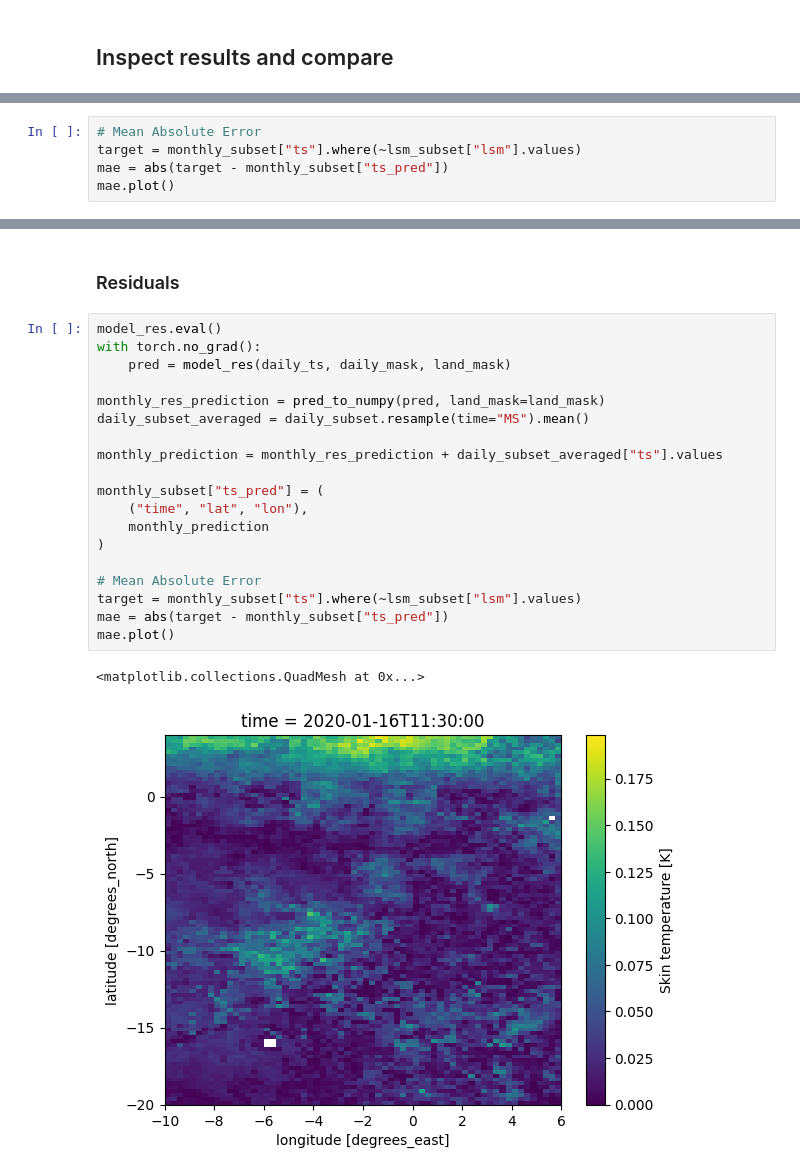
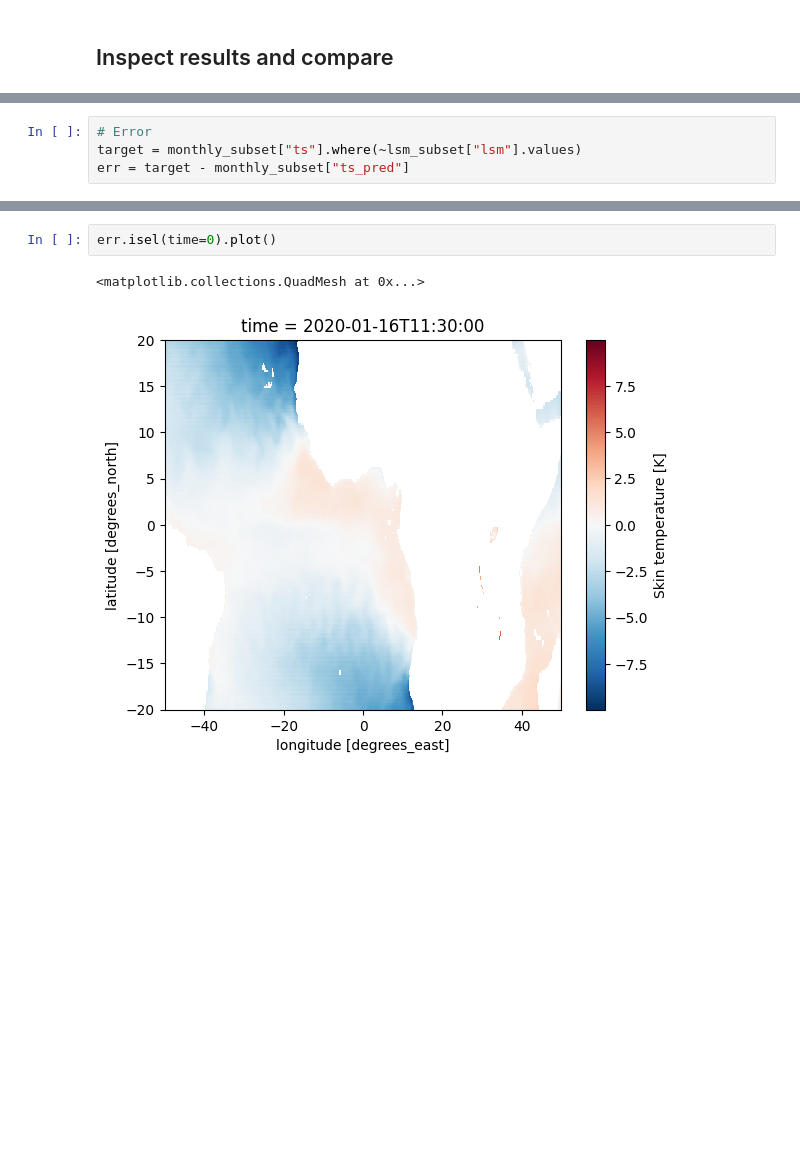
Before and after one commit to ESMValGroup/ClimaNet, a Jupyter notebook: notebooks/example.ipynb, the cells around one changed output, grey strips where cells are left out. Cells and saved outputs as stored; diff of their text form; blank space fills up the shorter version.

```diff
--- a/notebooks/example.ipynb
+++ b/notebooks/example.ipynb
@@ -126,5 +182,4 @@ monthly_subset["ts"].where(~lsm_subset["lsm"].values).plot()
 # %%
-# Mean Absolute Error
+# Error
 target = monthly_subset["ts"].where(~lsm_subset["lsm"].values)
-mae = abs(target - monthly_subset["ts_pred"])
-mae.plot()
+err = target - monthly_subset["ts_pred"]
@@ -277,24 +186,5 @@ mae.plot()
-# %% [markdown]
-### Residuals
-# %%
-model_res.eval()
-with torch.no_grad():
-    pred = model_res(daily_ts, daily_mask, land_mask)
-
-monthly_res_prediction = pred_to_numpy(pred, land_mask=land_mask)
-daily_subset_averaged = daily_subset.resample(time="MS").mean()
-
-monthly_prediction = monthly_res_prediction + daily_subset_averaged["ts"].values
-
-monthly_subset["ts_pred"] = (
-    ("time", "lat", "lon"),
-    monthly_prediction
-)
-
-# Mean Absolute Error
-target = monthly_subset["ts"].where(~lsm_subset["lsm"].values)
-mae = abs(target - monthly_subset["ts_pred"])
-mae.plot()
-# %% [output]
-<matplotlib.collections.QuadMesh at 0x...>
-[figure, removed]
+# %%
+err.isel(time=0).plot()
+# %% [output]
+<matplotlib.collections.QuadMesh at 0x...>
+[figure, added]
```
Also changed, not shown: parts of 35 cells of this notebook.
